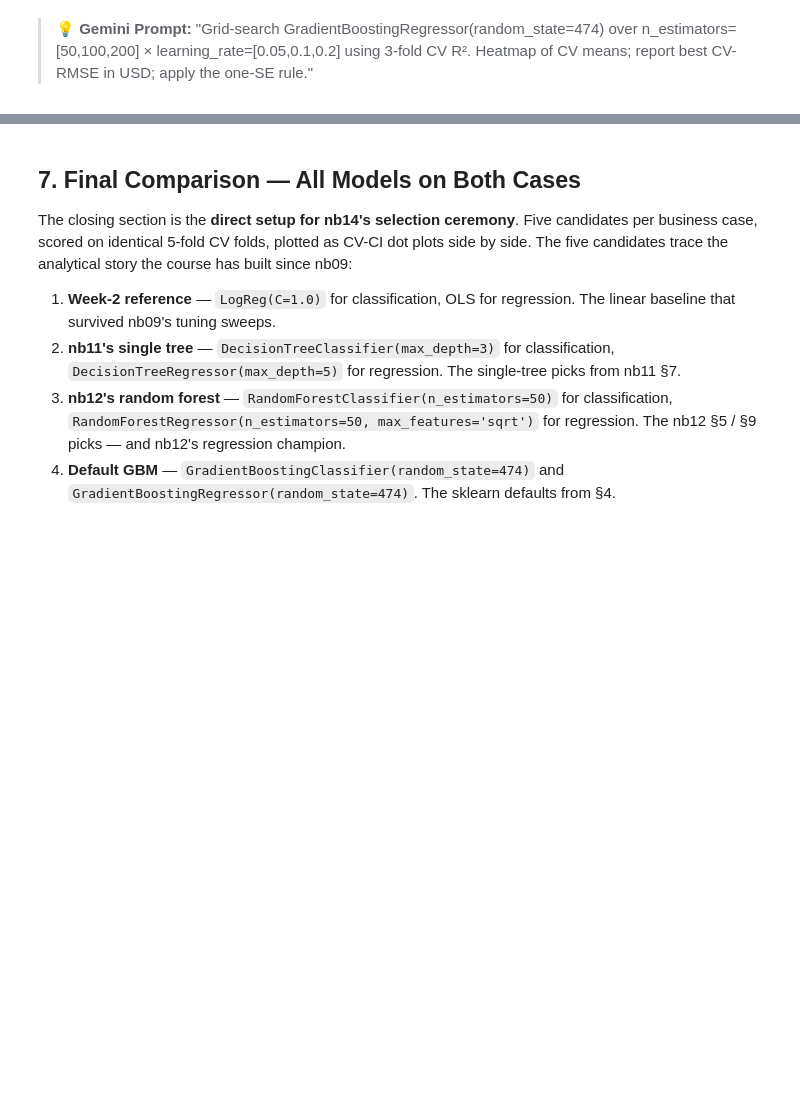
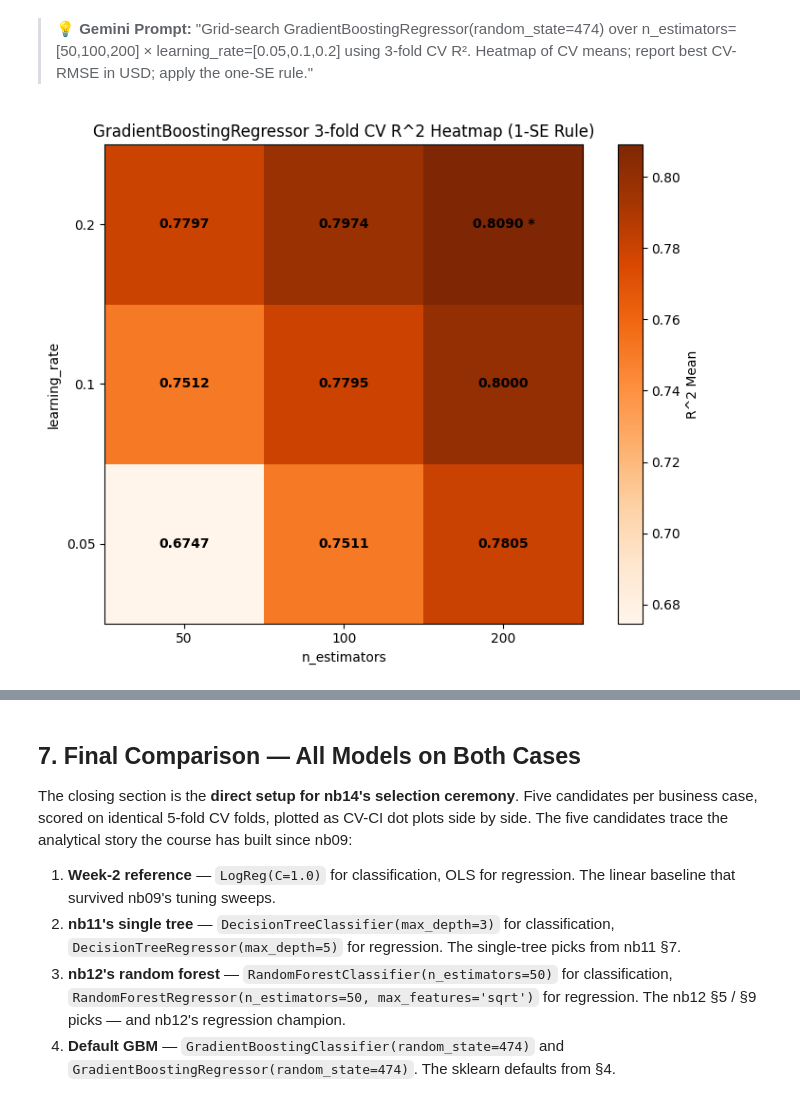
Before and after one commit to rishidude4321/predictiveanalyticscourse, a Jupyter notebook: notebooks/nb13_gradient_boosting_student.ipynb, the cells around one changed output, grey strips where cells are left out. Saved outputs shown, nothing was run; the diff lists cells and outputs as text; code cells hidden in the pictures; blank space fills up the shorter version.

```diff
--- a/notebooks/nb13_gradient_boosting_student.ipynb
+++ b/notebooks/nb13_gradient_boosting_student.ipynb
@@ -594,4 +682,94 @@ Both are statistically tied under CI-overlap (red rectangle CI=[0.798, 0.825] vs
 > 💡 **Gemini Prompt:** "Grid-search GradientBoostingRegressor(random_state=474) over n_estimators=[50,100,200] × learning_rate=[0.05,0.1,0.2] using 3-fold CV R². Heatmap of CV means; report best CV-RMSE in USD; apply the one-SE rule."
 # %%
 # YOUR SOLUTION CODE HERE
-# Tune GradientBoostingRegressor; report best CV-RMSE in USD.
+from matplotlib.patches import Rectangle
+
+n_estimators_grid = [50, 100, 200]
+learning_rate_grid = [0.05, 0.1, 0.2]
+
+cv_reg_3 = KFold(n_splits=3, shuffle=True, random_state=RANDOM_SEED)
+t_crit_3fold = stats.t.ppf(0.975, df=3 - 1)
+
+reg_means = np.zeros((len(learning_rate_grid), len(n_estimators_grid)))
+reg_sds = np.zeros((len(learning_rate_grid), len(n_estimators_grid)))
+reg_half_ws = np.zeros((len(learning_rate_grid), len(n_estimators_grid)))
+reg_rmses = np.zeros((len(learning_rate_grid), len(n_estimators_grid)))
+
+for l_idx, lr in enumerate(learning_rate_grid):
+    for n_idx, n in enumerate(n_estimators_grid):
+        reg = GradientBoostingRegressor(n_estimators=n, learning_rate=lr, random_state=RANDOM_SEED)
+        # Use 'neg_mean_squared_error' for RMSE calculation, then convert to R^2 for comparison with problem spec
+        neg_mse_scores = cross_val_score(reg, X_train_reg, y_train_reg, cv=cv_reg_3, scoring='neg_mean_squared_error', n_jobs=-1)
+        r2_scores = cross_val_score(reg, X_train_reg, y_train_reg, cv=cv_reg_3, scoring='r2', n_jobs=-1)
+
+        reg_means[l_idx, n_idx] = r2_scores.mean()
+        reg_sds[l_idx, n_idx] = r2_scores.std(ddof=1)
+        reg_half_ws[l_idx, n_idx] = t_crit_3fold * r2_scores.std(ddof=1) / np.sqrt(3)
+        reg_rmses[l_idx, n_idx] = np.sqrt(-neg_mse_scores).mean() # Mean RMSE
+
+# Find the best cell for R^2 (largest mean R^2, smallest CI as tiebreaker)
+max_mean_idx = np.unravel_index(np.argmax(reg_means, axis=None), reg_means.shape)
+best_mean_r2_value = reg_means[max_mean_idx]
+best_mean_r2_half_w = reg_half_ws[max_mean_idx]
+best_rmse_value = reg_rmses[max_mean_idx]
+
+# Apply the one-SE rule for R^2
+one_se_threshold = best_mean_r2_value - best_mean_r2_half_w
+one_se_candidates = []
+for l_idx in range(len(learning_rate_grid)):
+    for n_idx in range(len(n_estimators_grid)):
+        if reg_means[l_idx, n_idx] >= one_se_threshold:
+            one_se_candidates.append({
+                'lr_idx': l_idx,
+                'n_idx': n_idx,
+                'mean_r2': reg_means[l_idx, n_idx],
+                'half_w_r2': reg_half_ws[l_idx, n_idx],
+                'rmse': reg_rmses[l_idx, n_idx]
+            })
+
+# From one_se_candidates, choose the one with the highest mean_r2. If tied, pick the one with smaller half_w_r2
+one_se_best_candidate = None
+if one_se_candidates:
+    one_se_best_candidate = max(one_se_candidates, key=lambda x: (x['mean_r2'], -x['half_w_r2']))
+    one_se_best_idx = (one_se_best_candidate['lr_idx'], one_se_best_candidate['n_idx'])
+else:
+    one_se_best_idx = max_mean_idx # Fallback to absolute best if no candidates meet 1SE rule
+
+# Plotting the heatmap
+fig, ax = plt.subplots(figsize=(8, 6))
+im = ax.imshow(reg_means, cmap='Oranges', origin='lower')
+
+# Annotate with means and star the best cell based on 1-SE rule
+for l_idx in range(len(learning_rate_grid)):
+    for n_idx in range(len(n_estimators_grid)):
+        text = f'{reg_means[l_idx, n_idx]:.4f}'
+        if (l_idx, n_idx) == one_se_best_idx:
+            text += ' *'
+        ax.text(n_idx, l_idx, text, ha='center', va='center', color='black', fontsize=10, fontweight='bold')
+
+ax.set_xticks(np.arange(len(n_estimators_grid)))
+ax.set_yticks(np.arange(len(learning_rate_grid)))
+ax.set_xticklabels([str(n) for n in n_estimators_grid])
+ax.set_yticklabels([str(lr) for lr in learning_rate_grid])
+ax.set_xlabel('n_estimators')
+ax.set_ylabel('learning_rate')
+ax.set_title('GradientBoostingRegressor 3-fold CV R^2 Heatmap (1-SE Rule)')
+fig.colorbar(im, ax=ax, orientation='vertical', label='R^2 Mean')
+plt.grid(False)
+plt.tight_layout()
+plt.show()
+
+# Print the results of the one-SE rule
+if one_se_best_candidate:
+    best_lr = learning_rate_grid[one_se_best_idx[0]]
+    best_n = n_estimators_grid[one_se_best_idx[1]]
+    best_rmse_usd = one_se_best_candidate['rmse'] * 100000 # Convert to USD, as target was in 100k
+
+    print(f"\nOne-SE Rule Best Parameters: learning_rate={best_lr}, n_estimators={best_n}")
+    print(f"Mean R^2: {one_se_best_candidate['mean_r2']:.4f}, 95% CI Half-Width: {one_se_best_candidate['half_w_r2']:.4f}")
+    print(f"Corresponding CV RMSE: {one_se_best_candidate['rmse']:.4f}")
+    print(f"Corresponding CV RMSE in USD: ${best_rmse_usd:,.2f}")
+else:
+    print("No candidates found for the one-SE rule for regression.")
+# %% [output]
+[figure, added]
```
Also changed, not shown: parts of 3 cells of this notebook.
